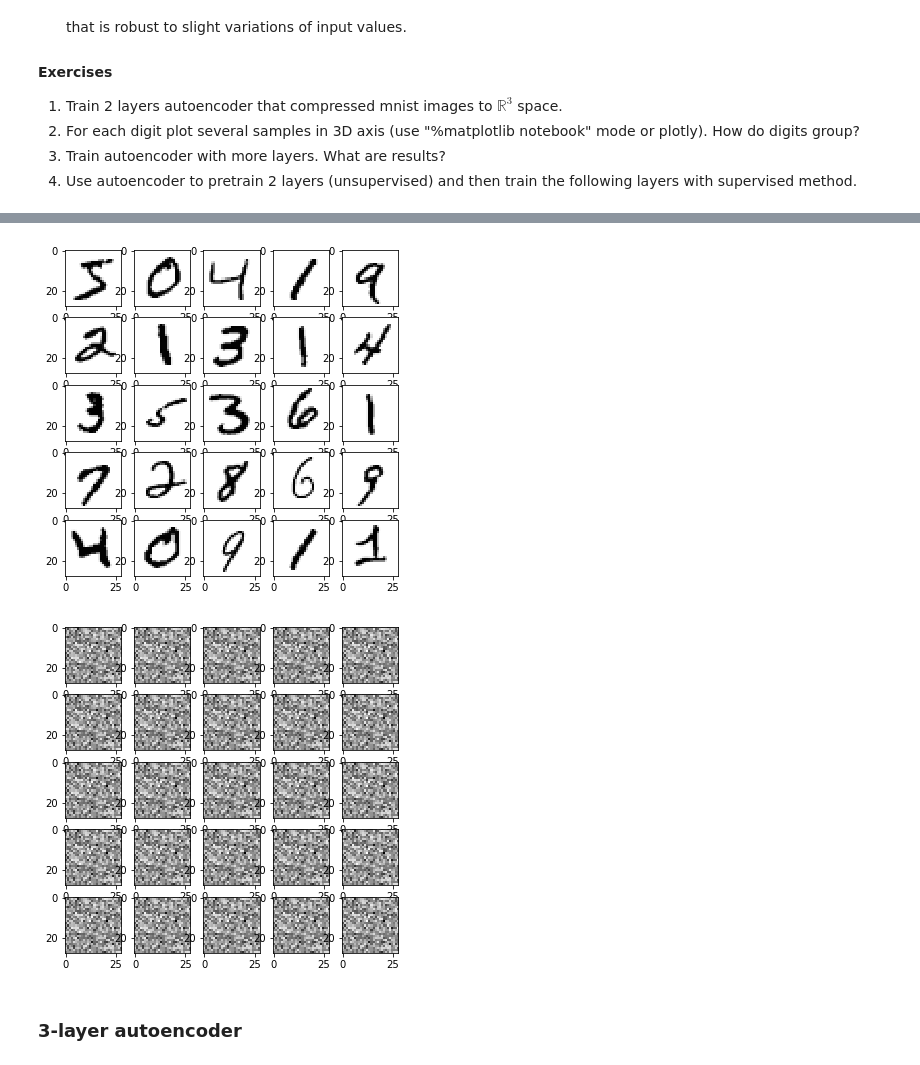
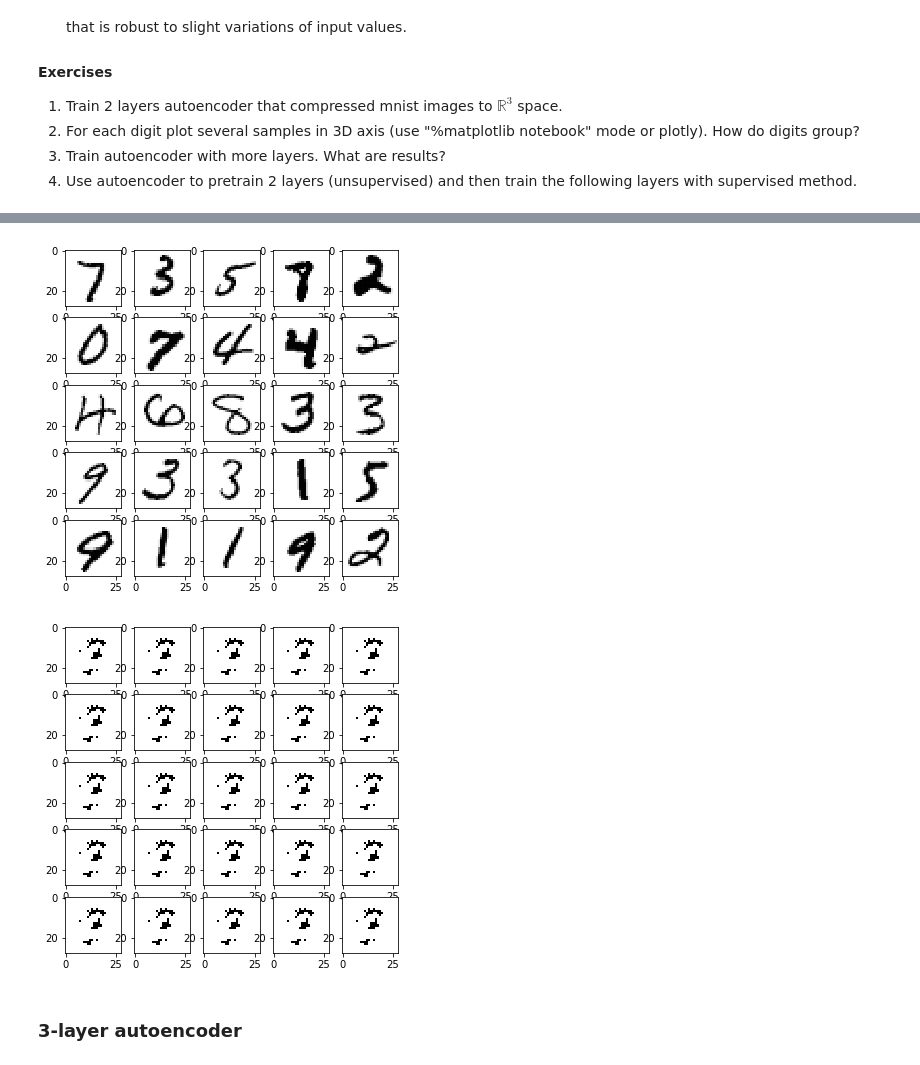
Before and after one commit to Sundry4/Darin_project, a Jupyter notebook: labs/lab-2.ipynb, the cells around one changed output, grey strips where cells are left out. Saved outputs shown, nothing was run; the diff lists cells and outputs as text; code cells hidden in the pictures.

```diff
--- a/labs/lab-2.ipynb
+++ b/labs/lab-2.ipynb
@@ -488,15 +503,14 @@ class autoencoder(nn.Module):
     def __init__(self):
         super(autoencoder, self).__init__()
         self.encoder = nn.Sequential(
-            nn.Linear(784, 100),
-            nn.Sigmoid(),
-            nn.Linear(100, 3),
-            nn.Sigmoid()
+            nn.Linear(784, 200),
+            nn.ReLU(True),
+            nn.Linear(200, 3)
         )
         self.decoder = nn.Sequential(
-           nn.Linear(3, 100),
-            nn.Tanh(),
-            nn.Linear(100, 784),
+            nn.Linear(3, 200),
+            nn.ReLU(True),
+            nn.Linear(200, 784),
             nn.Tanh()
         )
 
@@ -521,7 +521,24 @@ def auto_encoder_train():
+# %%
+def autoencoder_train():
+    k = 0
+    for data, target in dataloader:
+        data = data.view(len(data), -1)
+
+        output = model(data)
+        loss = loss_type(output, data)
+
+        optimizer.zero_grad()
+        loss.backward()
+        optimizer.step()
+        if (k % 1000 == 0):
+            print("Curr loss:", loss.item())
+        k += 1
 # %%
 model = autoencoder()
-optimizer = optim.SGD(model.parameters(), lr=0.01)
+optimizer = optim.Adam(model.parameters(), lr=0.01)
+loss_type = nn.MSELoss()
 
-epoch = 20
+epoch = 10
 for i in range(epoch):
-    auto_encoder_train()
+    print("EPOCH", i + 1)
+    autoencoder_train()
@@ -528,24 +566,24 @@ for i in range(epoch):
 # %%
 fig = plt.figure(figsize=(6, 6))
+data, target = next(iter(dataloader))
 for i in range(25):
     fig.add_subplot(5, 5, i + 1)
-    plt.imshow(train_x[i].reshape(28, 28), cmap='Greys')
+    plt.imshow(data[i].reshape(28, 28), cmap='Greys')
 plt.show()
 # %% [output]
-[figure, old version]
+[figure, new version]
 # %%
-data = np.array(train_x)
-data = torch.from_numpy(data).float()
+data = data.view(len(data), -1)
 
 result = model(data).detach().numpy()
 
 fig = plt.figure(figsize=(6, 6))
 for i in range(25):
     fig.add_subplot(5, 5, i + 1)
     plt.imshow(result[i].reshape(28, 28), cmap='Greys')
 plt.show()
 # %% [output]
-[figure, old version]
+[figure, new version]
 # %% [markdown]
 ### 3-layer autoencoder
 # %%
```
Also changed, not shown: parts of 8 cells of this notebook, 1 other file.
